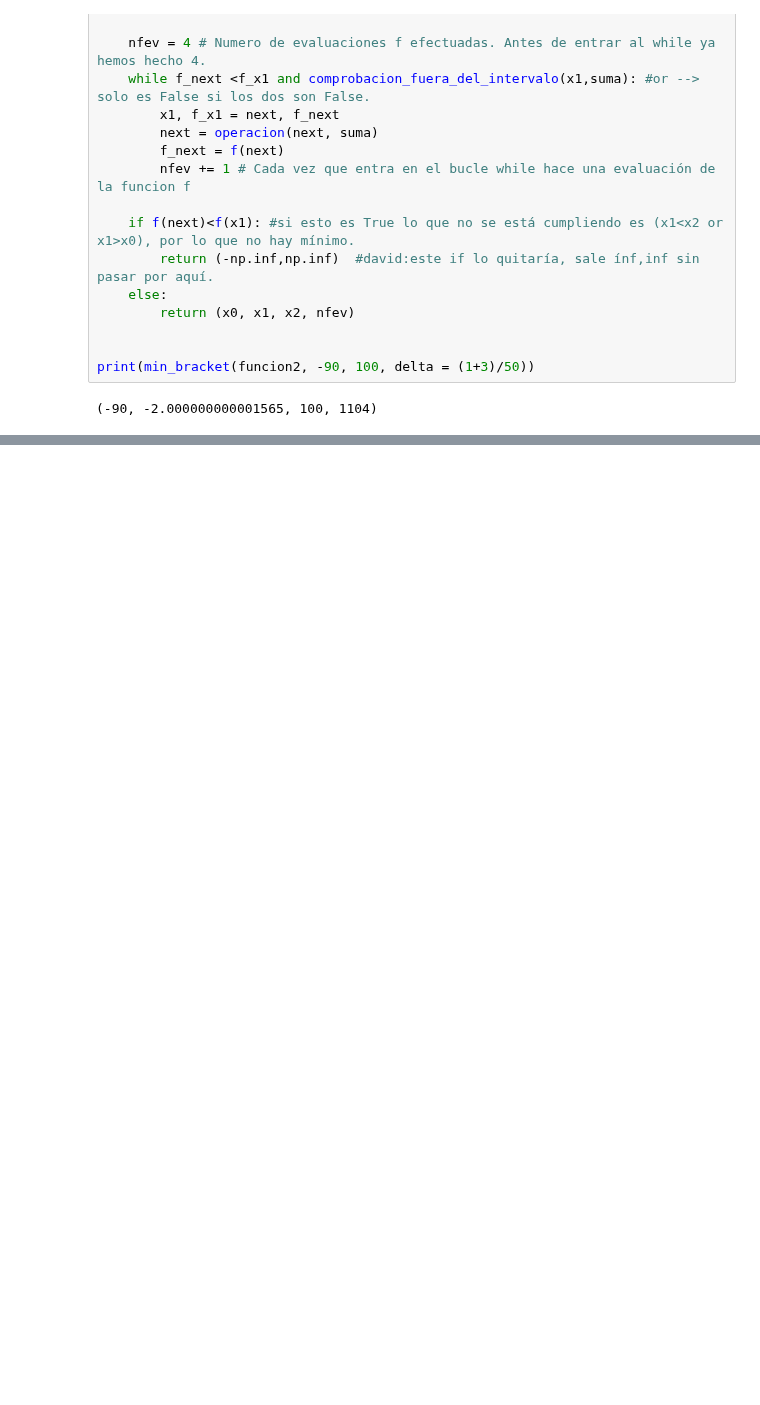
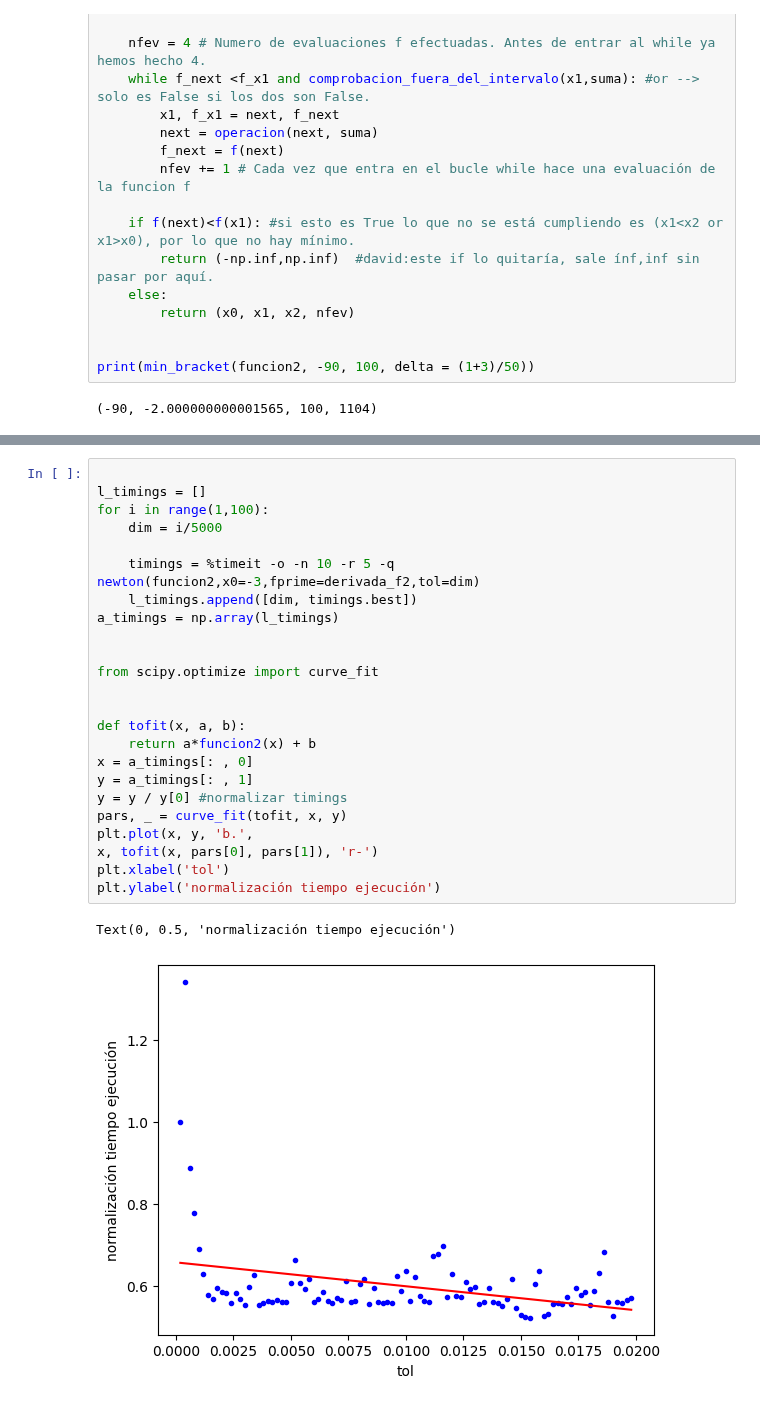
Before and after one commit to daviloncio/repositorio2, a Jupyter notebook: optimizacion_p1.ipynb, the cells around one changed output, grey strips where cells are left out. Saved outputs shown, nothing was run; the diff lists cells and outputs as text; blank space fills up the shorter version.

```diff
--- a/optimizacion_p1.ipynb
+++ b/optimizacion_p1.ipynb
@@ -256,0 +304,27 @@ print(trisection(x_sin_exp, b))
+# %%
+
+l_timings = []
+for i in range(1,100):
+    dim = i/5000
+
+    timings = %timeit -o -n 10 -r 5 -q newton(funcion2,x0=-3,fprime=derivada_f2,tol=dim)
+    l_timings.append([dim, timings.best])
+a_timings = np.array(l_timings)
+
+
+from scipy.optimize import curve_fit
+
+
+def tofit(x, a, b):
+    return a*funcion2(x) + b
+x = a_timings[: , 0]
+y = a_timings[: , 1]
+y = y / y[0] #normalizar timings
+pars, _ = curve_fit(tofit, x, y)
+plt.plot(x, y, 'b.',
+x, tofit(x, pars[0], pars[1]), 'r-')
+plt.xlabel('tol')
+plt.ylabel('normalización tiempo ejecución')
+# %% [output]
+Text(0, 0.5, 'normalización tiempo ejecución')
+[figure, added]
```
Also changed, not shown: parts of 8 cells of this notebook.
